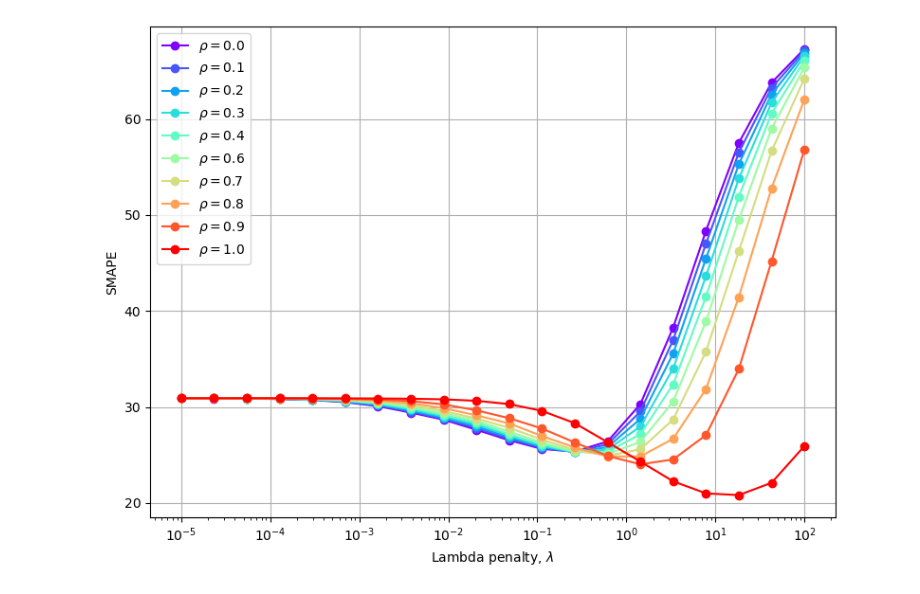
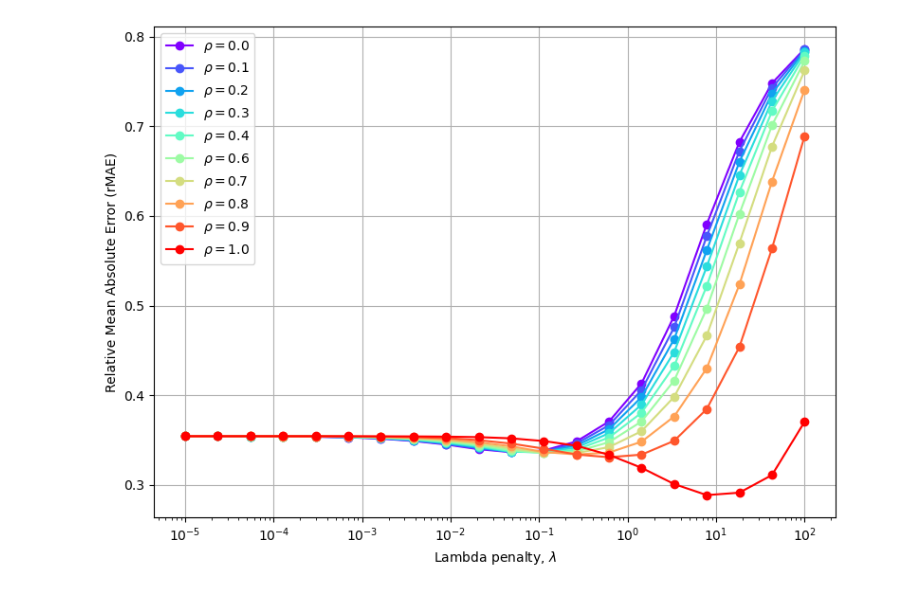
Before and after one commit to peterravn/Seminar-Adv-Finance, a Jupyter notebook: 6. Ridge and lasso.ipynb, the cells around one changed output. Saved outputs shown, nothing was run; the diff lists cells and outputs as text; code cells hidden in the pictures.

```diff
--- a/6. Ridge and lasso.ipynb
+++ b/6. Ridge and lasso.ipynb
@@ -61,8 +61,5 @@ The autoreload extension is already loaded. To reload it, use:
 # %%
-# Suppress warnings temporarily
-import warnings
-defaultW = warnings.filters[:]
-warnings.filterwarnings("ignore")
+warnings.filterwarnings("ignore", category=ConvergenceWarning)
 
 predictions_dict = {}
 optimal_lambda_dict = {}
@@ -87,22 +84,22 @@ for hour in range(24):
         # Predict on the test set
         y_pred_lasso = model.predict(X_validation_lasso).reshape(-1, 1)
 
-        smape_val = smape(y_validation_lasso, y_pred_lasso)
+        rmse, smape_val, rmae = out_of_sample_pred(y_validation_lasso, y_pred_lasso)
 
-        return smape_val
+        return rmae
 
     for _, row in grid.iterrows():
         lambdaa, rho = row["x"], row["y"]
-        smape_val = linear_fit_function(lambdaa, rho, X_train_lasso, X_validation_lasso, y_train_lasso, y_validation_lasso)
-        results.append(smape_val)
+        rmae = linear_fit_function(lambdaa, rho, X_train_lasso, X_validation_lasso, y_train_lasso, y_validation_lasso)
+        results.append(rmae)
 
     # Combine the results into a final DataFrame
-    final_mspe_dict[hour] = pd.concat([grid, pd.DataFrame(results, columns=["smape_val"])], axis=1)
+    final_mspe_dict[hour] = pd.concat([grid, pd.DataFrame(results, columns=["rmae"])], axis=1)
 
     # Restore warnings
     warnings.filters = defaultW
 
-    best_params = final_mspe_dict[hour].sort_values("smape_val").iloc[0]
+    best_params = final_mspe_dict[hour].sort_values("rmae").iloc[0]
 
     optimal_lambda_dict[hour], optimal_rho_dict[hour] = best_params["x"], best_params["y"]
 
@@ -113,10 +110,11 @@ for hour in range(24):
 
     print(f'Hour {hour} fitted')
 
+warnings.resetwarnings()
 
 combined_predictions, combined_test = combine_24_hour_data(predictions_dict, y_test)
 
-smape_baseline = smape(combined_test, combined_predictions)
+smape_baseline = out_of_sample_pred(combined_test, combined_predictions)
 
 print(f'SMAPE baseline (24 lags) out of sample prediction: {smape_baseline}')
 
@@ -142,23 +140,23 @@ SMAPE baseline (24 lags) out of sample prediction: 52.981119423862324
 [figure]
 # %%
 # Rainbow color map
-hour = 16
+hour = 12
 
 colors = plt.cm.rainbow(np.linspace(0, 1, len(final_mspe_dict[hour]['y'].unique())))
 
 plt.figure(figsize=(8, 6))
 for idx, y_value in enumerate(final_mspe_dict[hour]['y'].unique()):
     subset = final_mspe_dict[hour][final_mspe_dict[hour]['y'] == y_value]
-    plt.plot(subset['x'], subset['smape_val'], marker='o', label=r'$\rho={}$'.format(round(y_value, 1)), color=colors[idx])
+    plt.plot(subset['x'], subset['rmae'], marker='o', label=r'$\rho={}$'.format(round(y_value, 1)), color=colors[idx])
 
 plt.xlabel(r'Lambda penalty, $\lambda$')
-plt.ylabel('SMAPE')
+plt.ylabel('Relative Mean Absolute Error (rMAE)')
 # plt.title('Symmetric Mean Average Prediction Error (SMAPE) for ElasticNet')
 plt.legend()
 plt.xscale('log')
 plt.grid(True)
 plt.tight_layout()
 
 plt.show()
 # %% [output]
-[figure, old version]
+[figure, new version]
```
Also changed, not shown: parts of 2 cells of this notebook, 2 other files.
